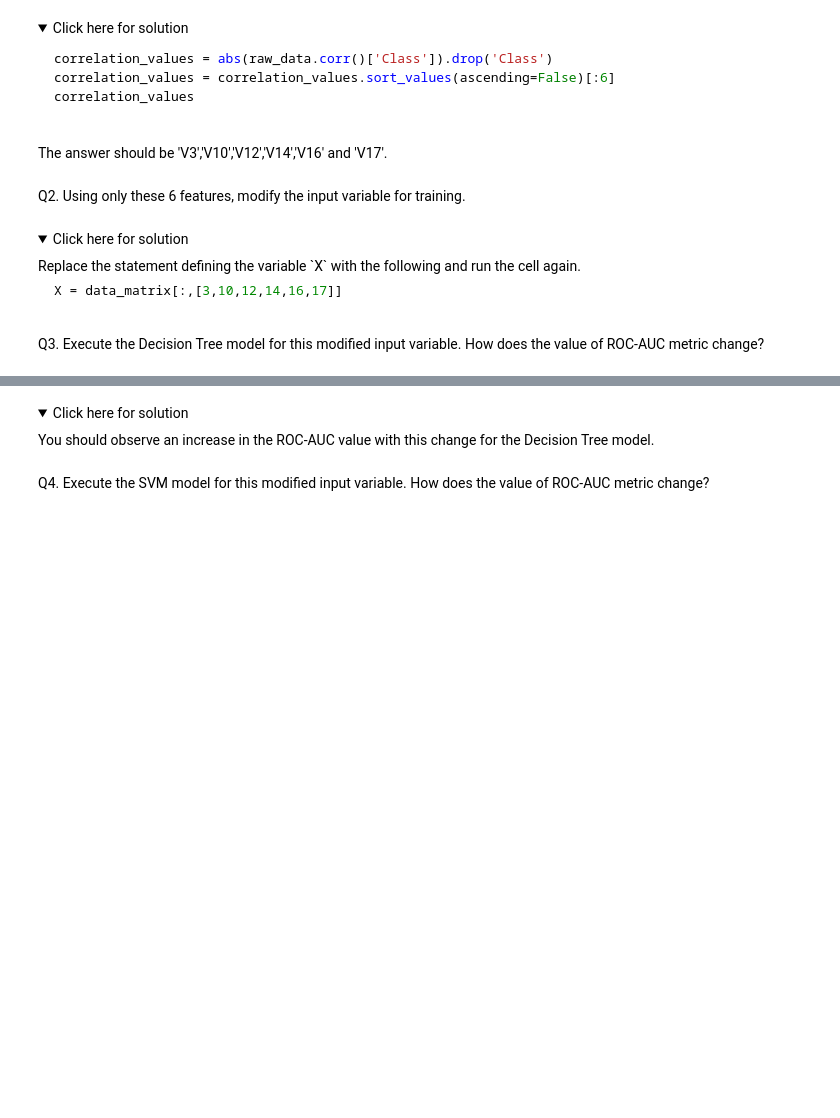
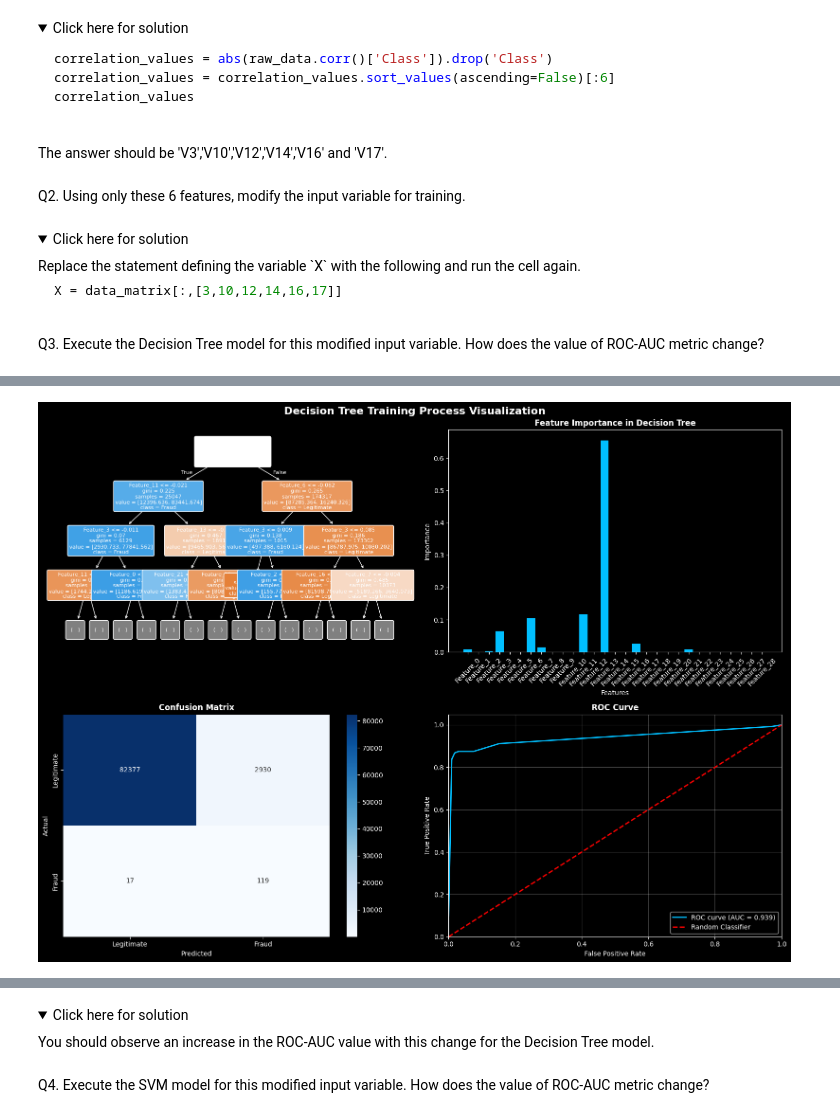
Before and after one commit to hugosouto/coursera-ibm-ai-engineering-specialization, a Jupyter notebook: course-1-machine-learning-with-python/7_Decision_tree_SVM_ccFraud.ipynb, the cells around one changed output, grey strips where cells are left out. Saved outputs shown, nothing was run; the diff lists cells and outputs as text; code cells hidden in the pictures; folded sections open; blank space fills up the shorter version.

```diff
--- a/course-1-machine-learning-with-python/7_Decision_tree_SVM_ccFraud.ipynb
+++ b/course-1-machine-learning-with-python/7_Decision_tree_SVM_ccFraud.ipynb
@@ -237,3 +254,9 @@ Q2. Using only these 6 features, modify the input variable for training.
+# %%
+top_features = ['V3', 'V10', 'V12', 'V14', 'V17']
+top_features_indices = [raw_data.columns.get_loc(feature) for feature in top_features]
+
+X_selected = data_matrix[:, top_features_indices]
+X_selected = normalize(X, norm="l1")
 # %% [markdown]
 <details><summary>Click here for solution</summary>
 Replace the statement defining the variable `X` with the following and run the cell again.
@@ -246,3 +269,17 @@ X = data_matrix[:,[3,10,12,14,16,17]]
 </details>
 # %% [markdown]
 Q3. Execute the Decision Tree model for this modified input variable. How does the value of ROC-AUC metric change?
+# %%
+X_train, X_test, y_train, y_test = train_test_split(X_selected, y, test_size=0.3, random_state=42)
+
+w_train = compute_sample_weight('balanced', y_train)
+
+dt = DecisionTreeClassifier(max_depth=4, random_state=35)
+
+dt.fit(X_train, y_train, sample_weight=w_train)
+
+y_pred_dt = dt.predict_proba(X_test)[:,1]
+
+roc_auc_dt = roc_auc_score(y_test, y_pred_dt)
+
+print('Decision Tree ROC-AUC score : {0:.3f}'.format(roc_auc_dt))
@@ -248,0 +288,77 @@ Q3. Execute the Decision Tree model for this modified input variable. How does t
+# %%
+import matplotlib.pyplot as plt
+from sklearn.tree import plot_tree
+from sklearn.metrics import classification_report, confusion_matrix
+import seaborn as sns
+import numpy as np
+
+# Create a figure with multiple subplots
+fig, axes = plt.subplots(2, 2, figsize=(16, 12))
+fig.suptitle('Decision Tree Training Process Visualization', fontsize=16, fontweight='bold')
+
+# 1. Visualize the actual decision tree structure
+axes[0, 0].set_title('Decision Tree Structure (Top 3 Levels)', fontsize=12, fontweight='bold')
+plot_tree(dt,
+          max_depth=3,  # Show only top 3 levels for readability
+          feature_names=[f'Feature_{i}' for i in range(X_train.shape[1])],
+          class_names=['Legitimate', 'Fraud'],
+          filled=True,
+          rounded=True,
+          fontsize=8,
+          ax=axes[0, 0])
+
+# 2. Feature importance visualization
+feature_importance = dt.feature_importances_
+feature_names = [f'Feature_{i}' for i in range(len(feature_importance))]
+axes[0, 1].bar(feature_names, feature_importance, color='deepskyblue')
+axes[0, 1].set_title('Feature Importance in Decision Tree', fontsize=12, fontweight='bold')
+axes[0, 1].set_xlabel('Features')
+axes[0, 1].set_ylabel('Importance')
+axes[0, 1].tick_params(axis='x', rotation=45)
+
+# 3. Confusion Matrix
+y_pred_binary = (y_pred_dt > 0.5).astype(int)
+cm = confusion_matrix(y_test, y_pred_binary)
+sns.heatmap(cm, annot=True, fmt='d', cmap='Blues',
+            xticklabels=['Legitimate', 'Fraud'],
+            yticklabels=['Legitimate', 'Fraud'],
+            ax=axes[1, 0])
+axes[1, 0].set_title('Confusion Matrix', fontsize=12, fontweight='bold')
+axes[1, 0].set_xlabel('Predicted')
+axes[1, 0].set_ylabel('Actual')
+
+# 4. ROC Curve and AUC visualization
+from sklearn.metrics import roc_curve, auc
+fpr, tpr, thresholds = roc_curve(y_test, y_pred_dt)
+roc_auc = auc(fpr, tpr)
+
+axes[1, 1].plot(fpr, tpr, color='deepskyblue', lw=2,
+                label=f'ROC curve (AUC = {roc_auc:.3f})')
+axes[1, 1].plot([0, 1], [0, 1], color='red', lw=2, linestyle='--',
+                label='Random Classifier')
+axes[1, 1].set_xlim([0.0, 1.0])
+axes[1, 1].set_ylim([0.0, 1.05])
+axes[1, 1].set_xlabel('False Positive Rate')
+axes[1, 1].set_ylabel('True Positive Rate')
+axes[1, 1].set_title('ROC Curve', fontsize=12, fontweight='bold')
+axes[1, 1].legend(loc="lower right")
+axes[1, 1].grid(True, alpha=0.3)
+
+plt.tight_layout()
+plt.show()
+
+# Additional visualization: Training vs Test Performance
+print("\n" + "="*50)
+print("DECISION TREE TRAINING SUMMARY")
+print("="*50)
+print(f"Training samples: {len(X_train)}")
+print(f"Test samples: {len(X_test)}")
+print(f"Number of features used: {X_train.shape[1]}")
+print(f"Tree depth: {dt.get_depth()}")
+print(f"Number of leaves: {dt.get_n_leaves()}")
+print(f"ROC-AUC Score: {roc_auc_dt:.3f}")
+print("\nClassification Report:")
+print(classification_report(y_test, y_pred_binary,
+                          target_names=['Legitimate', 'Fraud']))
+# %% [output]
+[figure, added]
```
Also changed, not shown: parts of 9 cells of this notebook.
